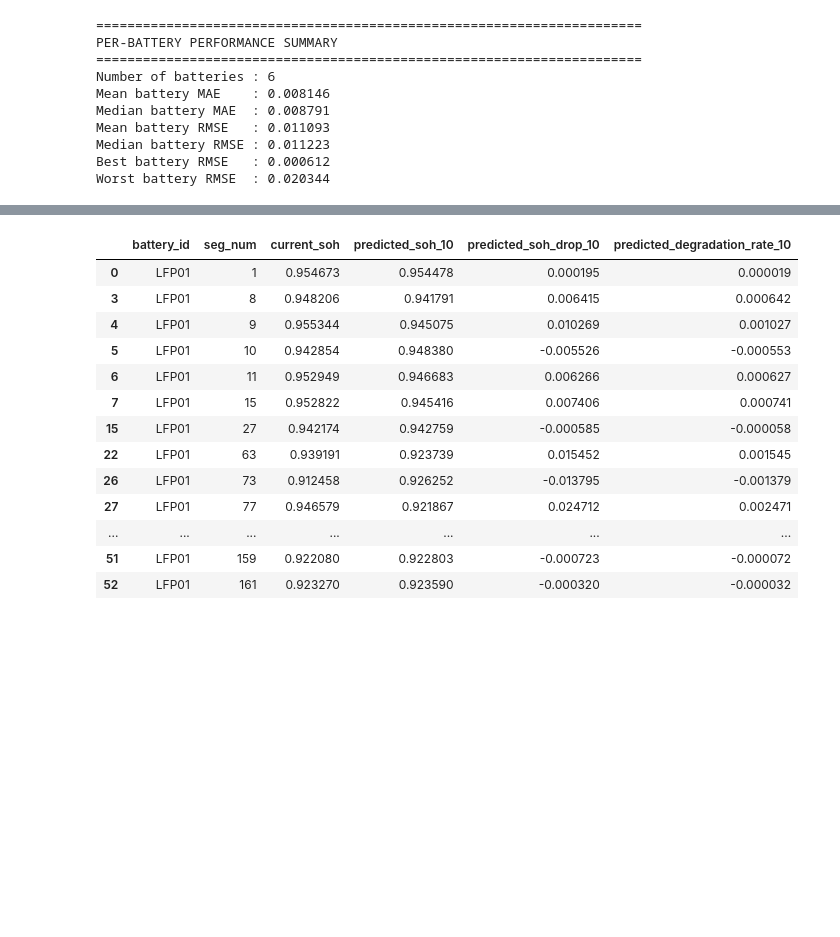
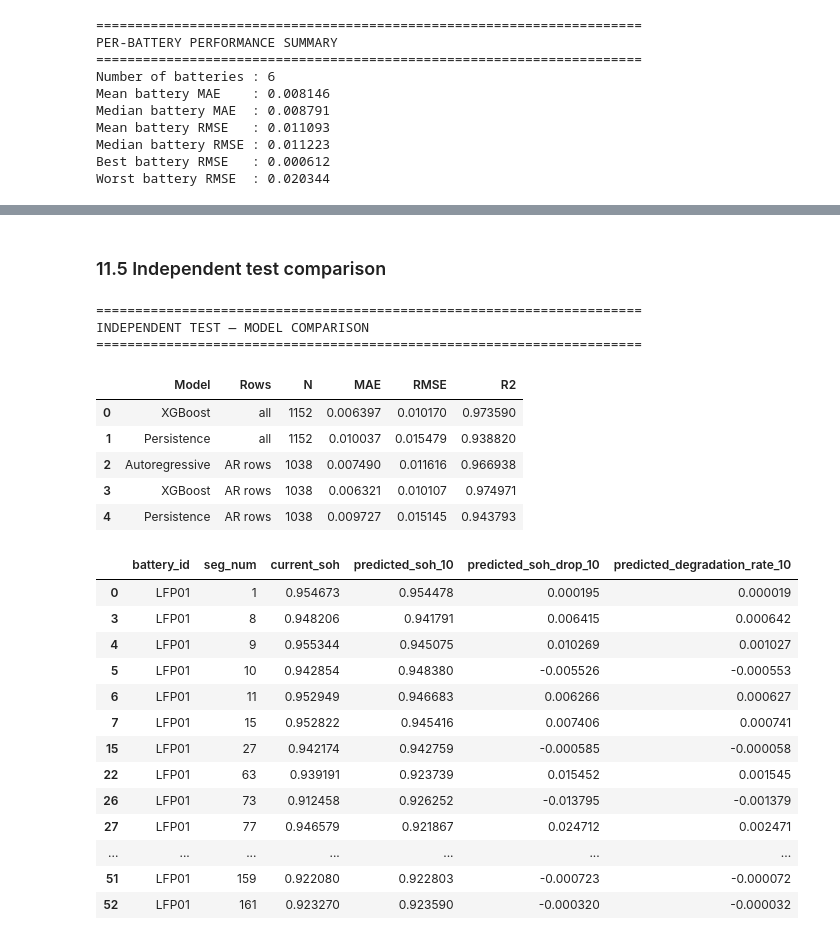
Before and after one commit to saravanapriyaa21/sparkEV, a Jupyter notebook: notebooks/module3_battery_health/01_soh_forecasting_and_degradation_risk.ipynb, the cells around one changed output, grey strips where cells are left out. Drawn from its saved outputs; the diff is of its cells as text; code cells hidden in the pictures; blank space fills up the shorter version.

```diff
--- a/notebooks/module3_battery_health/01_soh_forecasting_and_degradation_risk.ipynb
+++ b/notebooks/module3_battery_health/01_soh_forecasting_and_degradation_risk.ipynb
@@ -3376,3 +3719,59 @@ Worst battery RMSE  : 0.020344
+# %% [markdown]
+### 11.5 Independent test comparison
+# %%
+# ============================================================
+# INDEPENDENT TEST: MODEL COMPARISON
+# ============================================================
+# 1) All rows with a +10 target (XGBoost and persistence)
+# 2) The rows the AR model can predict, so AR, XGBoost and
+#    persistence are compared on exactly the same cycles
+
+def score(y_true, y_pred):
+    return {
+        'MAE': mean_absolute_error(y_true, y_pred),
+        'RMSE': np.sqrt(mean_squared_error(y_true, y_pred)),
+        'R2': r2_score(y_true, y_pred)
+    }
+
+ar_subset = independent_eval.loc[ar_ind_df['row_index']]
+
+independent_comparison = pd.DataFrame([
+    {'Model': 'XGBoost', 'Rows': 'all',
+     'N': len(independent_eval),
+     **score(independent_eval['soh_future_10'],
+             independent_eval['predicted_soh_10'])},
+    {'Model': 'Persistence', 'Rows': 'all',
+     'N': len(independent_eval),
+     **score(independent_eval['soh_future_10'],
+             independent_eval['soh'])},
+    {'Model': 'Autoregressive', 'Rows': 'AR rows',
+     'N': len(ar_ind_df),
+     **score(ar_ind_df['actual_soh_10'],
+             ar_ind_df['predicted_soh_10'])},
+    {'Model': 'XGBoost', 'Rows': 'AR rows',
+     'N': len(ar_subset),
+     **score(ar_subset['soh_future_10'],
+             ar_subset['predicted_soh_10'])},
+    {'Model': 'Persistence', 'Rows': 'AR rows',
+     'N': len(ar_subset),
+     **score(ar_subset['soh_future_10'],
+             ar_subset['soh'])},
+])
+
+print("=" * 70)
+print("INDEPENDENT TEST — MODEL COMPARISON")
+print("=" * 70)
+display(independent_comparison)
+# %% [output]
+======================================================================
+INDEPENDENT TEST — MODEL COMPARISON
+======================================================================
+|  | Model | Rows | N | MAE | RMSE | R2 |
+| 0 | XGBoost | all | 1152 | 0.006397 | 0.010170 | 0.973590 |
+| 1 | Persistence | all | 1152 | 0.010037 | 0.015479 | 0.938820 |
+| 2 | Autoregressive | AR rows | 1038 | 0.007490 | 0.011616 | 0.966938 |
+| 3 | XGBoost | AR rows | 1038 | 0.006321 | 0.010107 | 0.974971 |
+| 4 | Persistence | AR rows | 1038 | 0.009727 | 0.015145 | 0.943793 |
 # %%
 
 final_prediction_df = independent_eval.copy()
```
Also changed, not shown: parts of 52 cells of this notebook, 16 other files.
